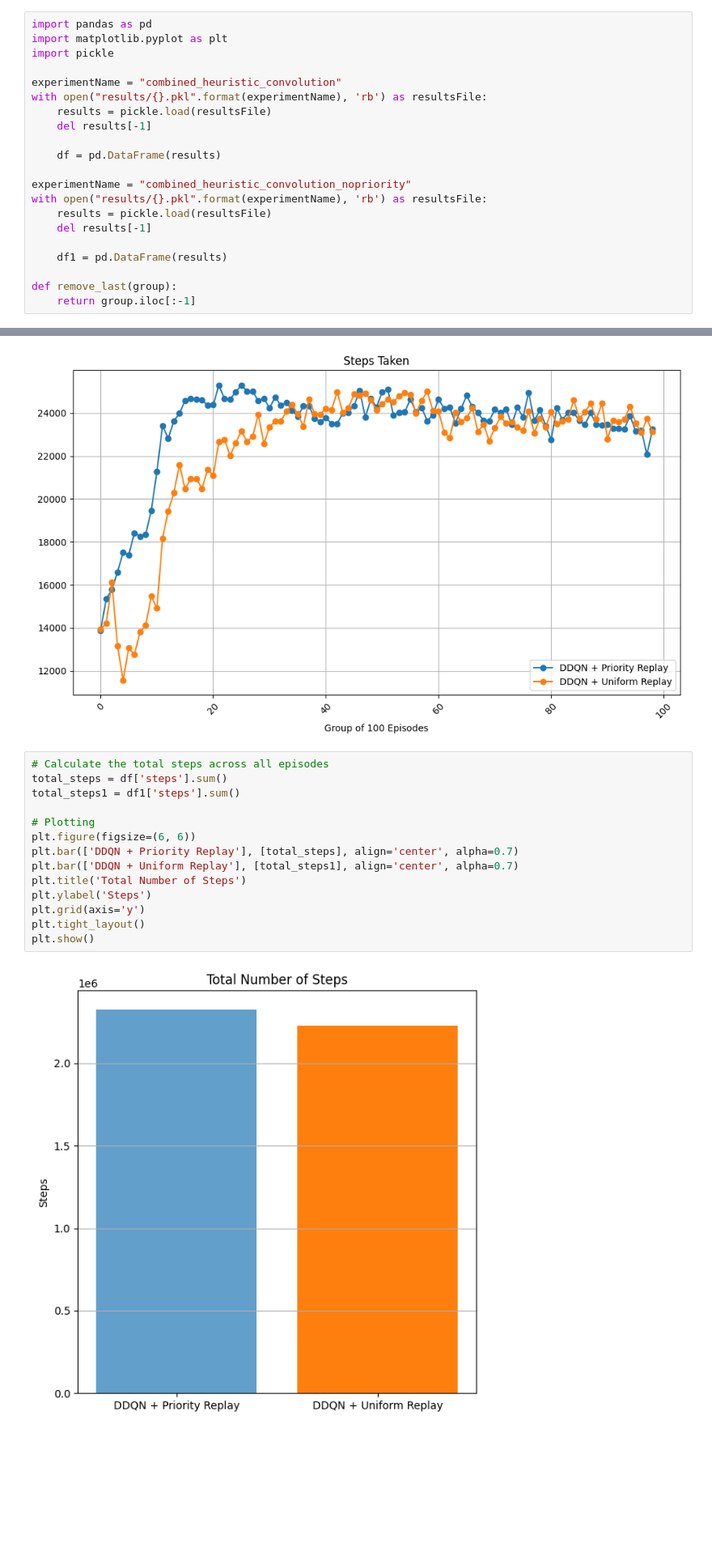
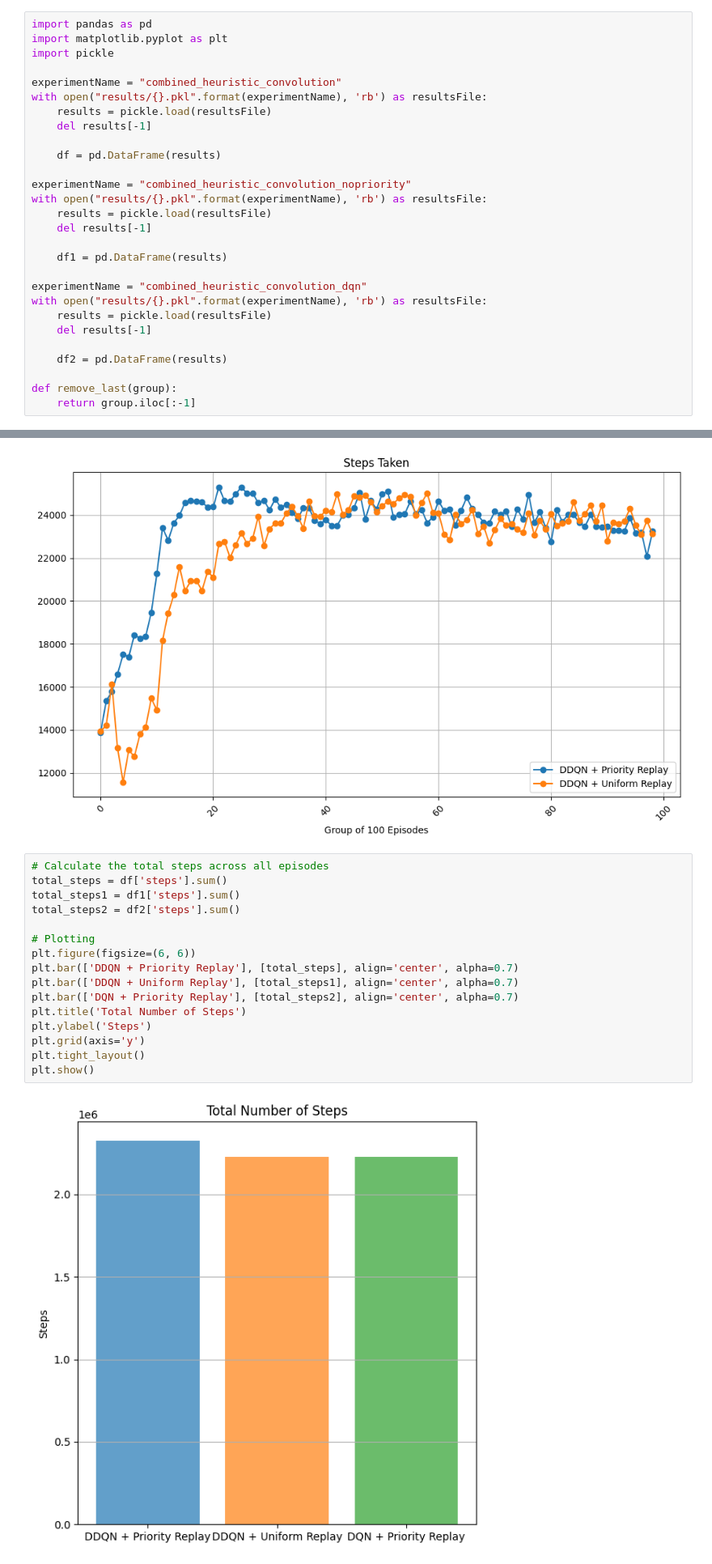
Before and after one commit to ken-tn/gymnasium-exploration, a Jupyter notebook: results-analyser.ipynb, the cells around one changed output, grey strips where cells are left out. Shown at 81% size. Drawn from its saved outputs; the diff is of its cells as text; blank space fills up the shorter version.

Commit message:
results update

```diff
--- a/results-analyser.ipynb
+++ b/results-analyser.ipynb
@@ -17,6 +17,13 @@ with open("results/{}.pkl".format(experimentName), 'rb') as resultsFile:
 
     df1 = pd.DataFrame(results)
 
+experimentName = "combined_heuristic_convolution_dqn"
+with open("results/{}.pkl".format(experimentName), 'rb') as resultsFile:
+    results = pickle.load(resultsFile)
+    del results[-1]
+
+    df2 = pd.DataFrame(results)
+
 def remove_last(group):
     return group.iloc[:-1]
 # %%
@@ -130,16 +164,18 @@ plt.show()
 # %%
 # Calculate the total steps across all episodes
 total_steps = df['steps'].sum()
 total_steps1 = df1['steps'].sum()
+total_steps2 = df2['steps'].sum()
 
 # Plotting
 plt.figure(figsize=(6, 6))
 plt.bar(['DDQN + Priority Replay'], [total_steps], align='center', alpha=0.7)
 plt.bar(['DDQN + Uniform Replay'], [total_steps1], align='center', alpha=0.7)
+plt.bar(['DQN + Priority Replay'], [total_steps2], align='center', alpha=0.7)
 plt.title('Total Number of Steps')
 plt.ylabel('Steps')
 plt.grid(axis='y')
 plt.tight_layout()
 plt.show()
 # %% [output]
-[figure, old version]
+[figure, new version]
```
Also changed, not shown: parts of 2 cells of this notebook.
